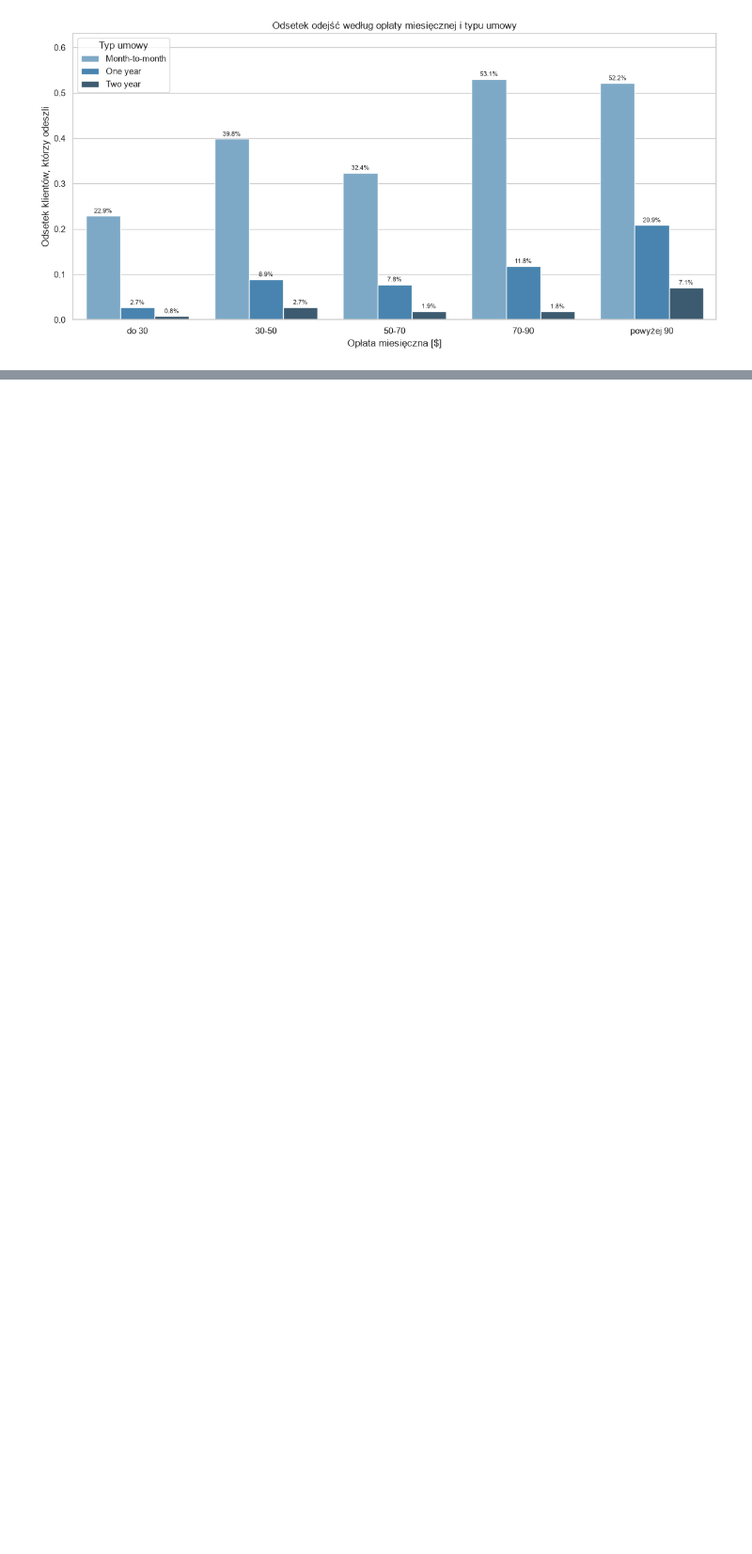
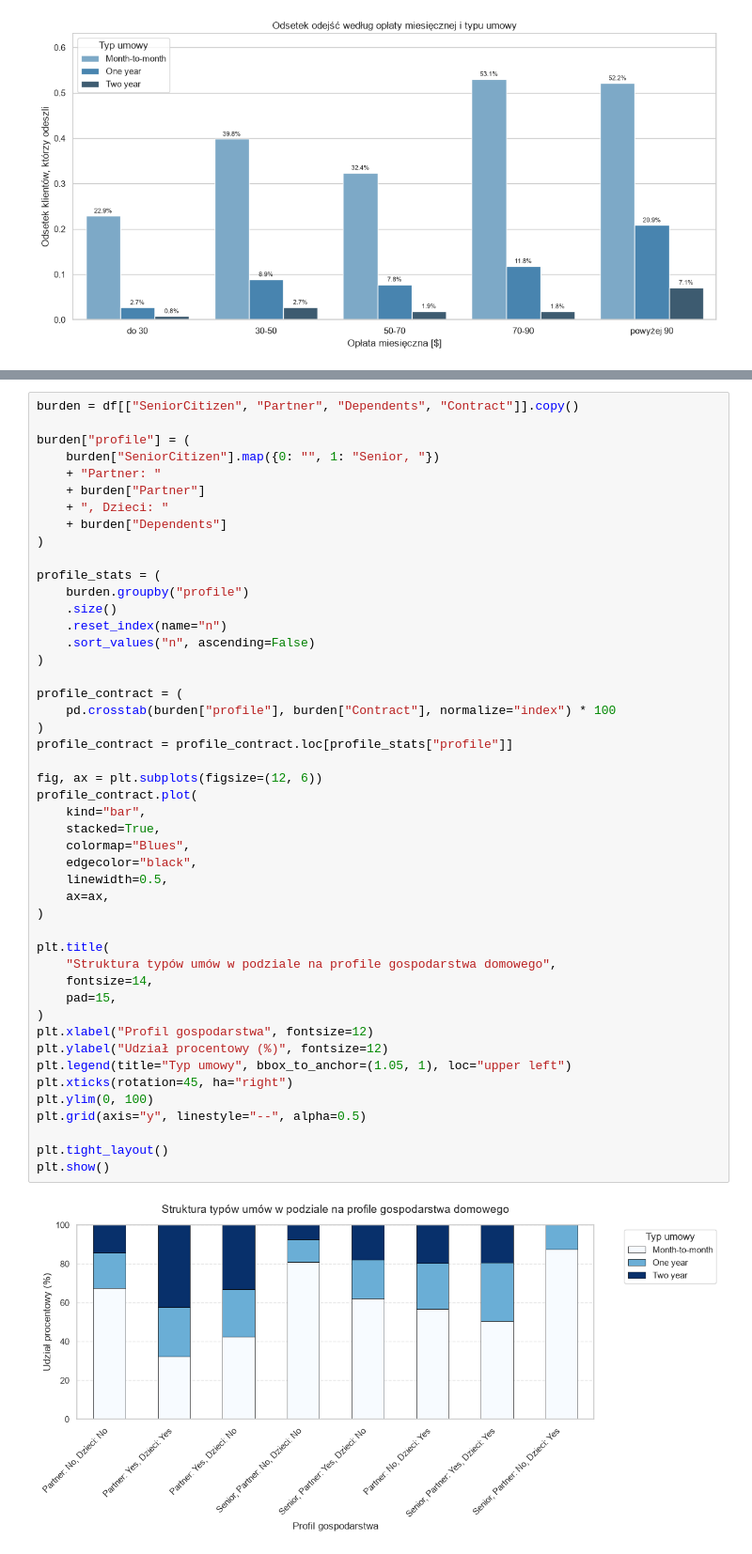
Before and after one commit to sylwiamarlenga-netizen/project-telco-churn, a Jupyter notebook: notebooks/01_eda.ipynb, the cells around one changed output, grey strips where cells are left out. Shown at 94% size. Cells and saved outputs as stored; diff of their text form; blank space fills up the shorter version.

```diff
--- a/notebooks/01_eda.ipynb
+++ b/notebooks/01_eda.ipynb
@@ -330 +313,50 @@ plt.show()
+# %%
+burden = df[["SeniorCitizen", "Partner", "Dependents", "Contract"]].copy()
+
+burden["profile"] = (
+    burden["SeniorCitizen"].map({0: "", 1: "Senior, "})
+    + "Partner: "
+    + burden["Partner"]
+    + ", Dzieci: "
+    + burden["Dependents"]
+)
+
+profile_stats = (
+    burden.groupby("profile")
+    .size()
+    .reset_index(name="n")
+    .sort_values("n", ascending=False)
+)
+
+profile_contract = (
+    pd.crosstab(burden["profile"], burden["Contract"], normalize="index") * 100
+)
+profile_contract = profile_contract.loc[profile_stats["profile"]]
+
+fig, ax = plt.subplots(figsize=(12, 6))
+profile_contract.plot(
+    kind="bar",
+    stacked=True,
+    colormap="Blues",
+    edgecolor="black",
+    linewidth=0.5,
+    ax=ax,
+)
+
+plt.title(
+    "Struktura typów umów w podziale na profile gospodarstwa domowego",
+    fontsize=14,
+    pad=15,
+)
+plt.xlabel("Profil gospodarstwa", fontsize=12)
+plt.ylabel("Udział procentowy (%)", fontsize=12)
+plt.legend(title="Typ umowy", bbox_to_anchor=(1.05, 1), loc="upper left")
+plt.xticks(rotation=45, ha="right")
+plt.ylim(0, 100)
+plt.grid(axis="y", linestyle="--", alpha=0.5)
+
+plt.tight_layout()
+plt.show()
+# %% [output]
+[figure, added]
 # %% [markdown]
```
Also changed, not shown: parts of 24 cells of this notebook, 6 other files.
